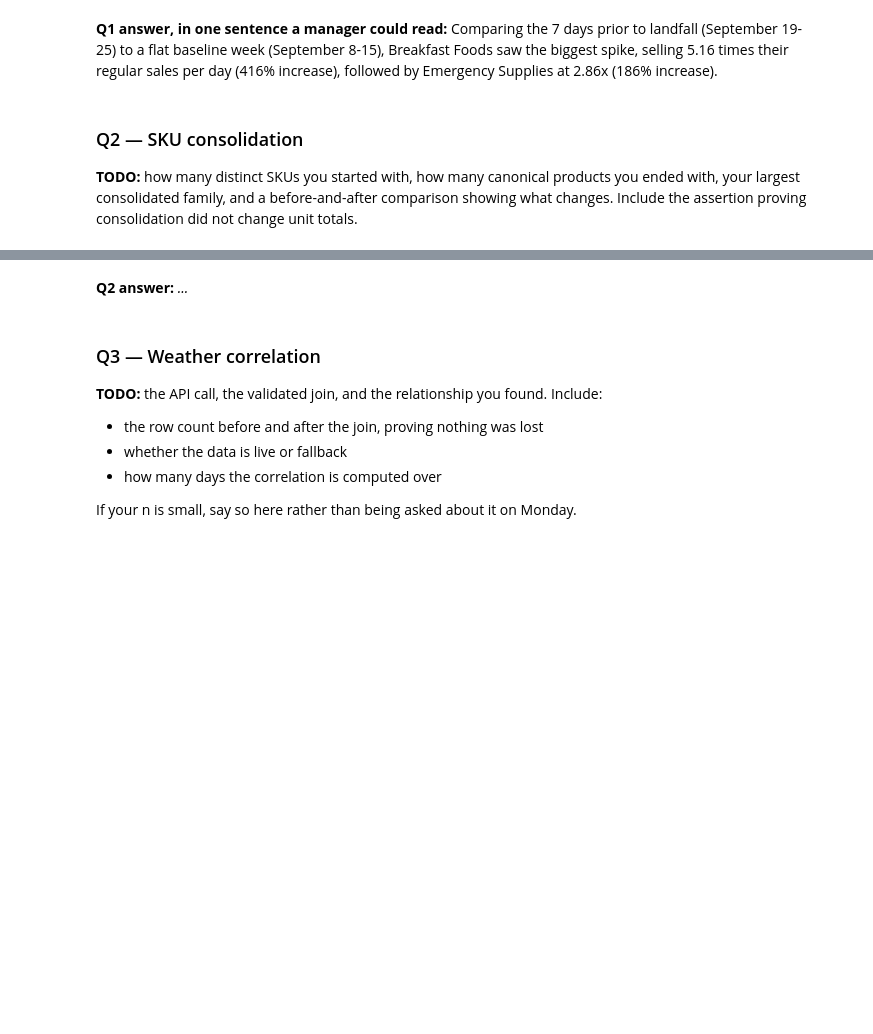
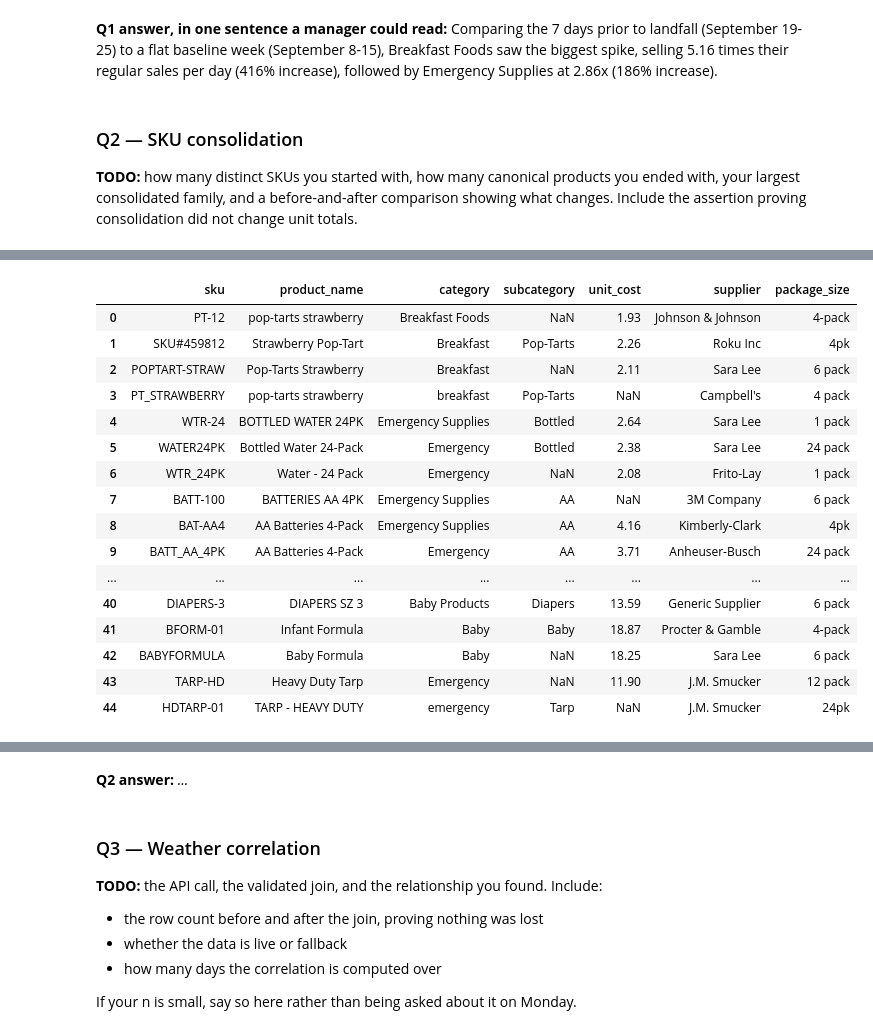
Before and after one commit to Angela-Benedict/ds2002-fa26, a Jupyter notebook: notebooks/walmart-hurricane-project/2026-10-30 — Midterm Progress — Lab.ipynb, the cells around one changed output, grey strips where cells are left out. Drawn from its saved outputs; the diff is of its cells as text; code cells hidden in the pictures; blank space fills up the shorter version.

Commit message:
Updated question 2 with sku mapping

```diff
--- a/notebooks/walmart-hurricane-project/2026-10-30 — Midterm Progress — Lab.ipynb
+++ b/notebooks/walmart-hurricane-project/2026-10-30 — Midterm Progress — Lab.ipynb
@@ -173,0 +172,66 @@ Health                        2.32            131.74
+# %%
+# TODO
+#Distinct Skus Started With
+import pandas as pd
+import re
+
+url = "https://raw.githubusercontent.com/Angela-Benedict/ds2002-fa26/main/notebooks/walmart-hurricane-project/data/product_catalog.csv"
+
+df = pd.read_csv(url)
+
+print("Original Data:")
+display(df)
+
+original_rows = len(df)
+original_skus = df['sku'].nunique()
+
+print("Original number of rows:", original_rows)
+print("Distinct SKUs before consolidation:", original_skus)
+
+#finding duplicates
+df['normal'] = (df['product_name'].str.lower()
+                         .str.replace(r'[^a-z ]', ' ', regex=True)
+                         .str.split().apply(lambda w: ' '.join(sorted(w)))) #lowercase, strip punctuation, and sorted the words
+candidates = df.groupby('normal')['sku'].agg(list).loc[lambda s: s.str.len()>1] #grouped by the normalization from above, and then the len>1 puts the groups holding more than one SKU
+print("Items with more than one sku:")
+display(candidates)
+
+#canonical SKU mapping
+sku_map = {}
+for name, group in df.groupby('normal'):
+  canonical_sku = group['sku'].iloc[0]
+
+  for sku in group['sku']:
+    sku_map[sku] = canonical_sku
+
+df = df.assign(canonical=df['sku'].map(sku_map).fillna(df['sku']))
+print("SKU mapping:")
+display(df[['sku','product_name','canonical']])
+
+#how many canonical products we have
+canonical_count = df['canonical'].nunique()
+print("Canonical products after consolidation:", canonical_count)
+print("Number of SKUs consolidated:", original_skus - canonical_count)
+
+#largest consolidated family
+families = df.groupby('canonical')['sku'].agg(list)
+largest_family = families.loc[families.str.len().idxmax()]
+print("Largest consolidated product family:")
+print("Canonical SKU of largest family:", families.index[families.str.len().argmax()])
+print("Number of original SKUs inside of largest family:", len(largest_family))
+print("Original SKUs from largest family:", largest_family)
+
+#before and after comparison
+print("Before consolidation:")
+display(df[['sku', 'product_name']])
+
+print("After consolidation:")
+after = df.groupby('canonical').agg(product_name = ('product_name', 'first'), number_of_skus = ('sku', 'nunique'), original_skus = ('sku', lambda x: ', '.join(x))).reset_index()
+display(after)
+
+#assertions
+assert len(df) == original_rows
+assert df['sku'].nunique() == original_skus
+assert df['canonical'].notna().all()
+print("Consolidation preserved all original SKUs and rows.")
+# %% [output]
@@ -173,0 +239,17 @@ Health                        2.32            131.74
+|  | sku | product_name | category | subcategory | unit_cost | supplier | package_size |
+| 0 | PT-12 | pop-tarts strawberry | Breakfast Foods | NaN | 1.93 | Johnson & Johnson | 4-pack |
+| 1 | SKU#459812 | Strawberry Pop-Tart | Breakfast | Pop-Tarts | 2.26 | Roku Inc | 4pk |
+| 2 | POPTART-STRAW | Pop-Tarts Strawberry | Breakfast | NaN | 2.11 | Sara Lee | 6 pack |
+| 3 | PT_STRAWBERRY | pop-tarts strawberry | breakfast | Pop-Tarts | NaN | Campbell's | 4 pack |
+| 4 | WTR-24 | BOTTLED WATER 24PK | Emergency Supplies | Bottled | 2.64 | Sara Lee | 1 pack |
+| 5 | WATER24PK | Bottled Water 24-Pack | Emergency | Bottled | 2.38 | Sara Lee | 24 pack |
+| 6 | WTR_24PK | Water - 24 Pack | Emergency | NaN | 2.08 | Frito-Lay | 1 pack |
+| 7 | BATT-100 | BATTERIES AA 4PK | Emergency Supplies | AA | NaN | 3M Company | 6 pack |
+| 8 | BAT-AA4 | AA Batteries 4-Pack | Emergency Supplies | AA | 4.16 | Kimberly-Clark | 4pk |
+| 9 | BATT_AA_4PK | AA Batteries 4-Pack | Emergency | AA | 3.71 | Anheuser-Busch | 24 pack |
+| ... | ... | ... | ... | ... | ... | ... | ... |
+| 40 | DIAPERS-3 | DIAPERS SZ 3 | Baby Products | Diapers | 13.59 | Generic Supplier | 6 pack |
+| 41 | BFORM-01 | Infant Formula | Baby | Baby | 18.87 | Procter & Gamble | 4-pack |
+| 42 | BABYFORMULA | Baby Formula | Baby | NaN | 18.25 | Sara Lee | 6 pack |
+| 43 | TARP-HD | Heavy Duty Tarp | Emergency | NaN | 11.90 | J.M. Smucker | 12 pack |
+| 44 | HDTARP-01 | TARP - HEAVY DUTY | emergency | Tarp | NaN | J.M. Smucker | 24pk |
```
Also changed, not shown: parts of 2 cells of this notebook.
